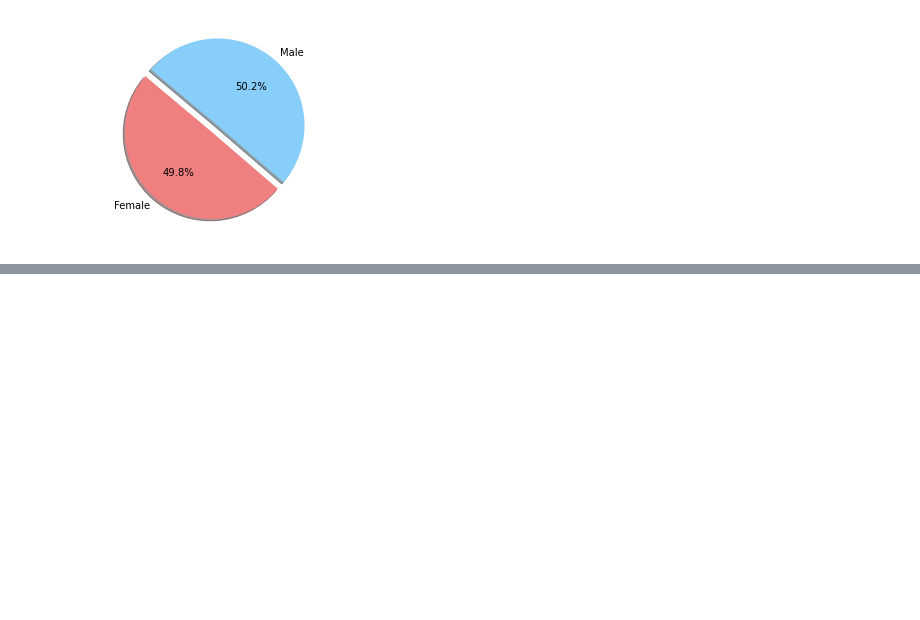
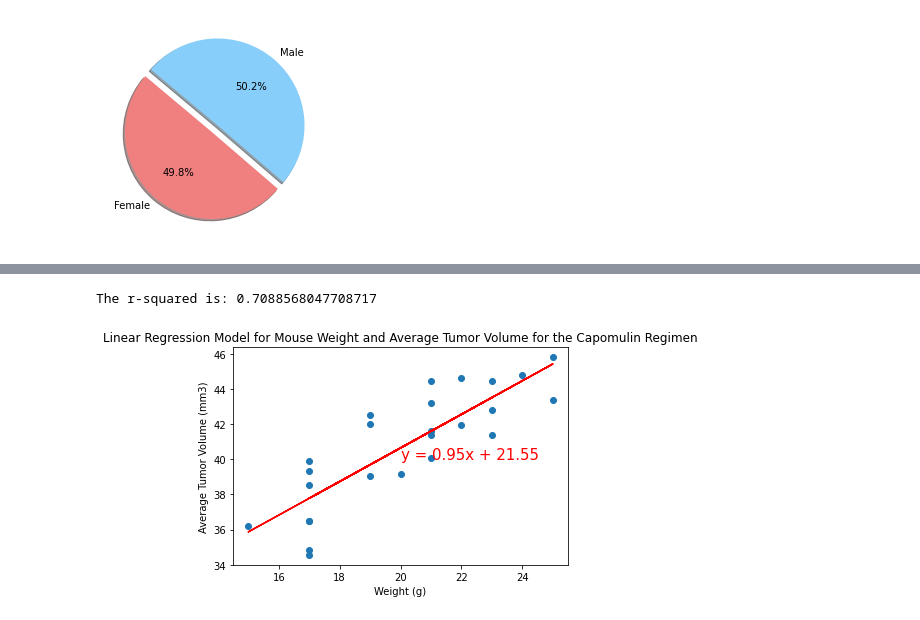
Before and after one commit to geofftm/matplotlib-challenge, a Jupyter notebook: Pymaceuticals/Pymaceuticals_non_dynamic_charts.ipynb, the cells around one changed output, grey strips where cells are left out. Cells and saved outputs as stored; diff of their text form; code cells hidden in the pictures; blank space fills up the shorter version.

```diff
--- a/Pymaceuticals/Pymaceuticals_non_dynamic_charts.ipynb
+++ b/Pymaceuticals/Pymaceuticals_non_dynamic_charts.ipynb
@@ -286,0 +511,12 @@ ceftamain_merge = pd.merge(clean_merged_df, capomulin_tumor_vol, on=("Mouse ID",
+# %%
+plt.scatter(x_values,y_values)
+plt.plot(x_values,regress_values,"r-")
+plt.annotate(line_eq, (20, 40), fontsize=15,color="red")
+plt.title("Linear Regression Model for Mouse Weight and Average Tumor Volume for the Capomulin Regimen")
+plt.xlabel('Weight (g)')
+plt.ylabel('Average Tumor Volume (mm3)')
+print(f"The r-squared is: {rvalue**2}")
+plt.show()
+# %% [output]
+The r-squared is: 0.7088568047708717
+[figure, added]
```
Also changed, not shown: parts of 14 cells of this notebook.
